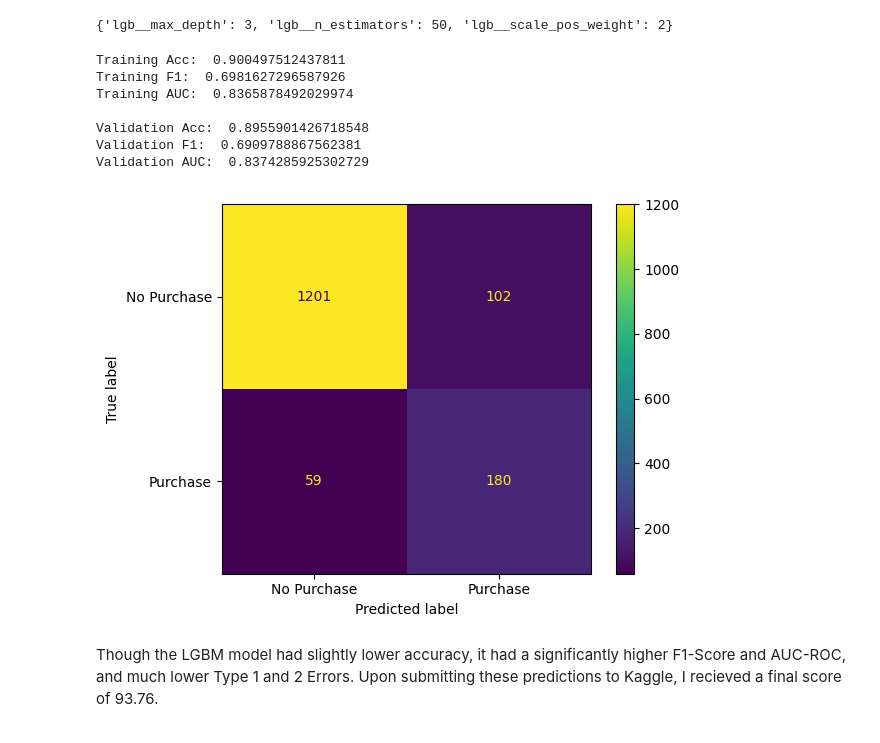
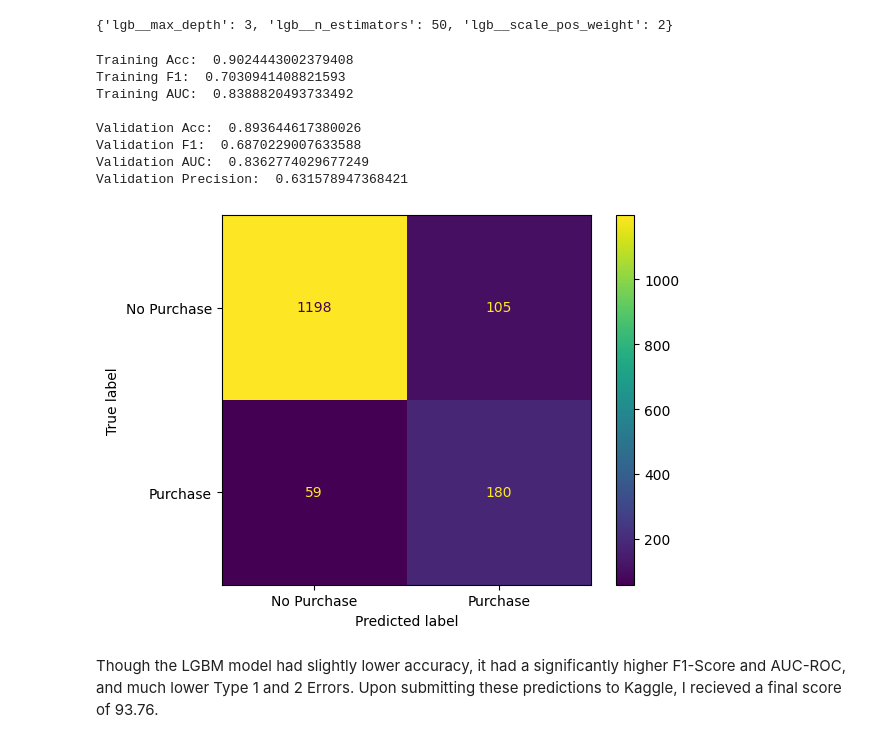
Before and after one commit to ACB-prgm/Predicting-Website-Purchases, a Jupyter notebook: student.ipynb, the cells around one changed output. Cells and saved outputs as stored; diff of their text form; code cells hidden in the pictures.

```diff
--- a/student.ipynb
+++ b/student.ipynb
@@ -180,7 +217,7 @@ Not bad.  We are already outperforming our benchmark of 84.5% Accuracy, but we c
 from sklearn.model_selection import GridSearchCV
 
 pipe_2 = Pipeline([
-    ("month_transformer", month_transformer),
+    ("custom_transformer", custom_transformer),
     ("scaler", StandardScaler()),
     ("xgb", XGBClassifier())
 ])
@@ -191,7 +228,7 @@ param_grid = {
     "xgb__scale_pos_weight" : [1, 2, 3, 5]
 }
 
-grid_search = GridSearchCV(pipe_2, param_grid, cv=5, scoring="roc_auc")
+grid_search = GridSearchCV(pipe_2, param_grid, cv=5, scoring="f1")
 grid_search.fit(X_train, y_train)
 
 grid_search.best_params_
@@ -201,7 +238,7 @@ grid_search.best_params_
 The Grid search revealed that we should decrease our `max_depth` to 2 and our `n_estimators` to 50.  This makes sense as setting both of these parameters too high can lead to high variance and overfitting.  It also said to keep the weight scale at the default value of 1 which is suprising.
 # %%
 pipe_2 = Pipeline([
-    ("month_transformer", month_transformer),
+    ("custom_transformer", custom_transformer),
     ("scaler", StandardScaler()),
     ("xgb", XGBClassifier())
 ])
@@ -243,7 +281,7 @@ Finally, I wanted to try using the Light GBM classifier from Microsoft, as it te
 from lightgbm import LGBMClassifier
 
 pipe_3 = Pipeline([
-    ("month_transformer", month_transformer),
+    ("custom_transformer", custom_transformer),
     ("scaler", StandardScaler()),
     ("lgb", LGBMClassifier())
 ])
@@ -265,7 +304,7 @@ Validation AUC:  0.7544883548425423
 # %%
 # Grid search
 pipe_3 = Pipeline([
-    ("month_transformer", month_transformer),
+    ("custom_transformer", custom_transformer),
     ("scaler", StandardScaler()),
     ("lgb", LGBMClassifier())
 ])
@@ -276,7 +315,7 @@ param_grid = {
     "lgb__scale_pos_weight" : [1, 2, 3, 5]
 }
 
-grid_search = GridSearchCV(pipe_3, param_grid, cv=5, scoring="roc_auc")
+grid_search = GridSearchCV(pipe_3, param_grid, cv=5, scoring="f1", n_jobs=-1)
 grid_search.fit(X_train, y_train)
 
 grid_search.best_params_
@@ -284,25 +323,26 @@ grid_search.best_params_
 {'lgb__max_depth': 3, 'lgb__n_estimators': 50, 'lgb__scale_pos_weight': 2}
 # %%
 pipe_3 = Pipeline([
-    ("month_transformer", month_transformer),
+    ("custom_transformer", custom_transformer),
     ("scaler", StandardScaler()),
     ("lgb", LGBMClassifier())
 ])
 
 pipe_3.set_params(**grid_search.best_params_)
 
 pipe_3.fit(X_train, y_train)
 
 analyze_model(pipe_3)
 # %% [output]
-Training Acc:  0.900497512437811
-Training F1:  0.6981627296587926
-Training AUC:  0.8365878492029974
+Training Acc:  0.9024443002379408
+Training F1:  0.7030941408821593
+Training AUC:  0.8388820493733492
 
-Validation Acc:  0.8955901426718548
-Validation F1:  0.6909788867562381
-Validation AUC:  0.8374285925302729
+Validation Acc:  0.893644617380026
+Validation F1:  0.6870229007633588
+Validation AUC:  0.8362774029677249
+Validation Precision:  0.631578947368421
-[figure, old version]
+[figure, new version]
 # %%
 test_preds = pipe_3.predict_proba(final_X)[:,1]
 
```
Also changed, not shown: parts of 13 cells of this notebook, 2 other files.
